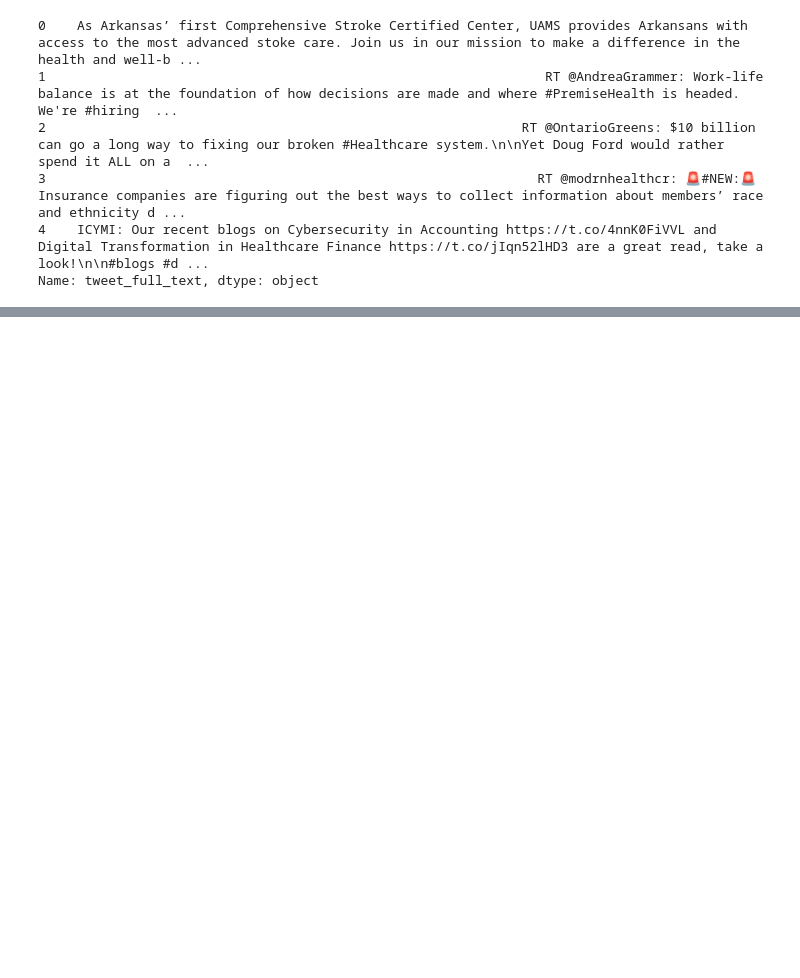
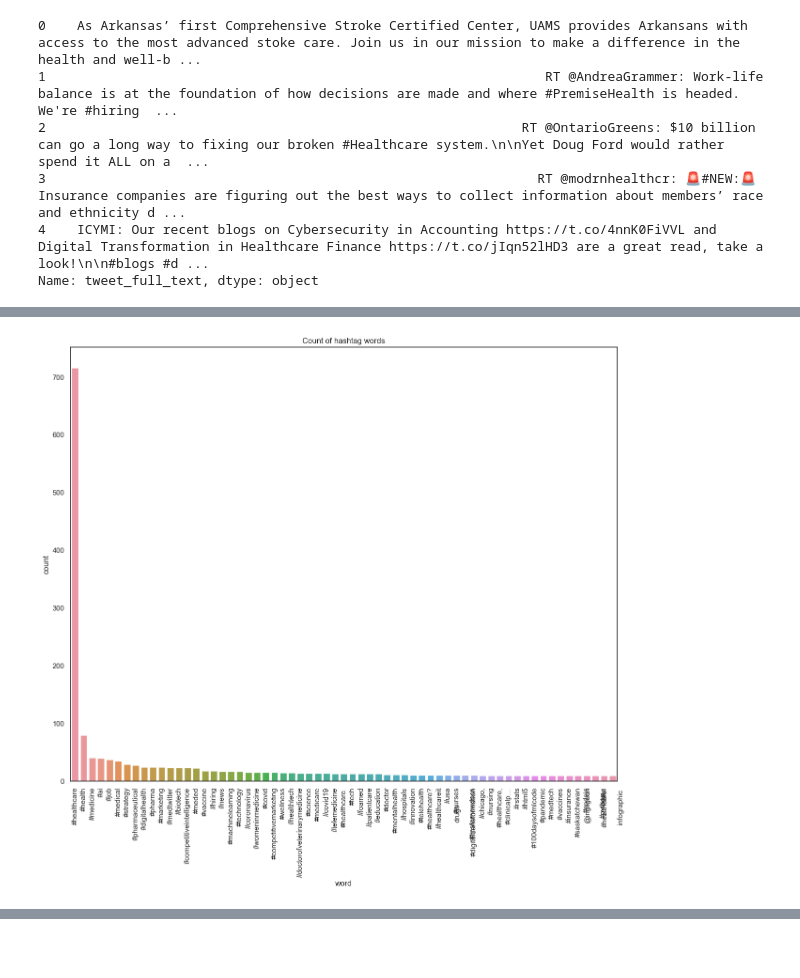
Before and after one commit to amquercus/NHS-project-MC, a Jupyter notebook: Carvalho_Margarida_LSE_DA201_Assignment_Notebook.ipynb, the cells around one changed output, grey strips where cells are left out. Cells and saved outputs as stored; diff of their text form; code cells hidden in the pictures; blank space fills up the shorter version.

```diff
--- a/Carvalho_Margarida_LSE_DA201_Assignment_Notebook.ipynb
+++ b/Carvalho_Margarida_LSE_DA201_Assignment_Notebook.ipynb
@@ -1034,0 +1040,5 @@ tags
+# %%
+# Create a Pandas Series to count the values in the list.
+tags = pd.Series(tags)
+tags_count = tags.value_counts()
+print(tags_count)
@@ -1036,0 +1079,3 @@ tags
+# %%
+tags_data = tags_count.reset_index()
+print(tags_data)
@@ -1037,5 +1097,6 @@ tags
 # %%
 # Convert the series to a DataFrame in preparation for visualisation.
-
+tags_data = pd.DataFrame(tags_data)
 
 # Rename the columns.
+tags_data.columns = ["word", "count"]
@@ -1047,2 +1135,5 @@ tags
 # %%
 # Display records where the count is larger than 10.
+tc_above10 = tags_data[tags_data["count"] >= 10]
+
+print(tc_above10)
@@ -1049,2 +1155,10 @@ tags
 # %%
 # Create a Seaborn barplot indicating records with a count >10 records.
+sns.barplot(x="word", y="count", data=tc_above10, ci=None)
+
+# Set title and fix x labels formatting
+plt.title("Count of hashtag words")
+plt.xticks(rotation = 90)
+plt.show()
+# %% [output]
+[figure, added]
```
Also changed, not shown: parts of 28 cells of this notebook.
